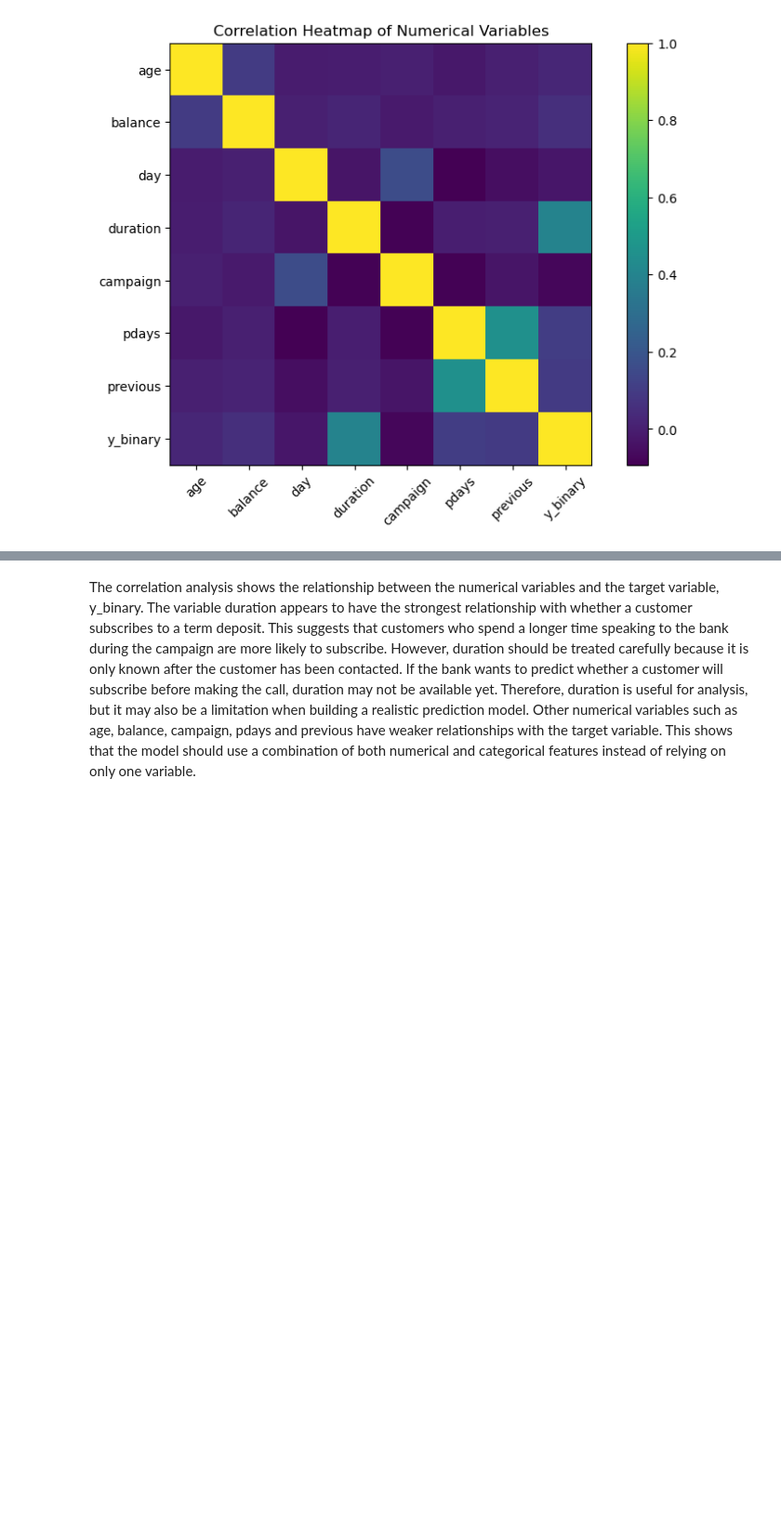
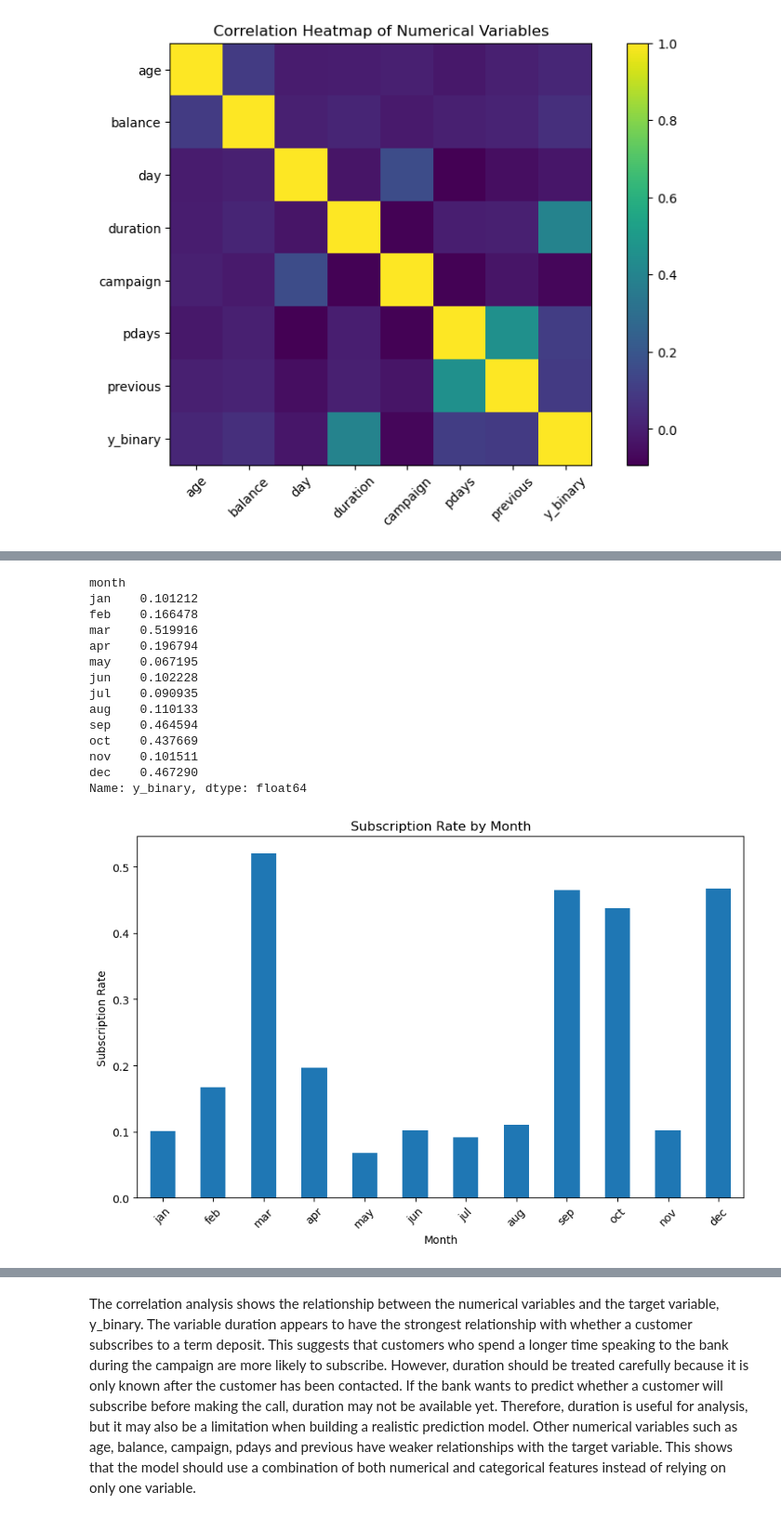
Before and after one commit to sharmainehenggg-web/MLDP-project, a Jupyter notebook: MLDP Program Codes Submission Template.ipynb, the cells around one changed output, grey strips where cells are left out. Shown at 93% size. Cells and saved outputs as stored; diff of their text form; code cells hidden in the pictures; blank space fills up the shorter version.

```diff
--- a/MLDP Program Codes Submission Template.ipynb
+++ b/MLDP Program Codes Submission Template.ipynb
@@ -220,0 +253,35 @@ plt.show()
+# %%
+df["y_binary"] = df["y"].map({"yes": 1, "no": 0})
+
+month_subscription_rate = df.groupby("month")["y_binary"].mean()
+
+month_order = ["jan", "feb", "mar", "apr", "may", "jun",
+               "jul", "aug", "sep", "oct", "nov", "dec"]
+
+month_subscription_rate = month_subscription_rate.reindex(month_order)
+
+display(month_subscription_rate)
+
+plt.figure(figsize=(10, 6))
+month_subscription_rate.plot(kind="bar")
+plt.title("Subscription Rate by Month")
+plt.xlabel("Month")
+plt.ylabel("Subscription Rate")
+plt.xticks(rotation=45)
+plt.show()
+# %% [output]
+month
+jan    0.101212
+feb    0.166478
+mar    0.519916
+apr    0.196794
+may    0.067195
+jun    0.102228
+jul    0.090935
+aug    0.110133
+sep    0.464594
+oct    0.437669
+nov    0.101511
+dec    0.467290
+Name: y_binary, dtype: float64
+[figure, added]
```
Also changed, not shown: parts of 8 cells of this notebook.
